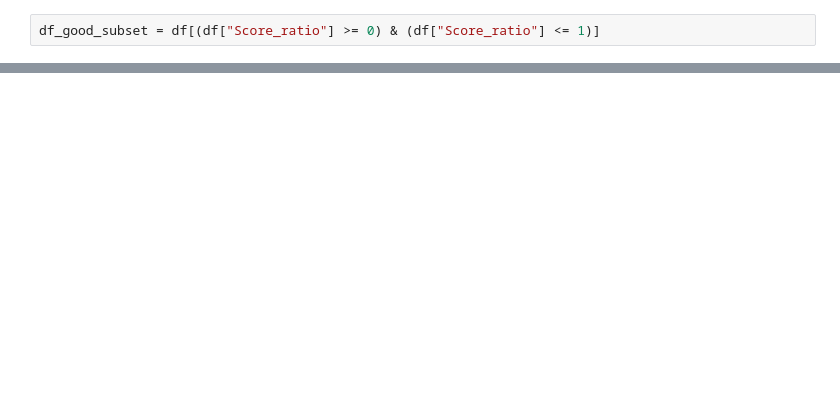
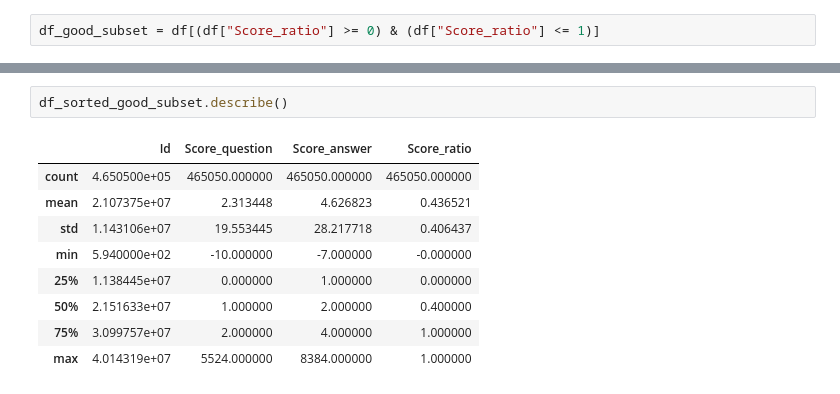
Before and after one commit to v1zhu/Stackbot-DS3, a Jupyter notebook: Ratuls_Data_Exploration.ipynb, the cells around one changed output, grey strips where cells are left out. Drawn from its saved outputs; the diff is of its cells as text; blank space fills up the shorter version.

```diff
--- a/Ratuls_Data_Exploration.ipynb
+++ b/Ratuls_Data_Exploration.ipynb
@@ -294,0 +295,12 @@ df_sorted_good_subset.head(50)
+# %%
+df_sorted_good_subset.describe()
+# %% [output]
+|  | Id | Score_question | Score_answer | Score_ratio |
+| count | 4.650500e+05 | 465050.000000 | 465050.000000 | 465050.000000 |
+| mean | 2.107375e+07 | 2.313448 | 4.626823 | 0.436521 |
+| std | 1.143106e+07 | 19.553445 | 28.217718 | 0.406437 |
+| min | 5.940000e+02 | -10.000000 | -7.000000 | -0.000000 |
+| 25% | 1.138445e+07 | 0.000000 | 1.000000 | 0.000000 |
+| 50% | 2.151633e+07 | 1.000000 | 2.000000 | 0.400000 |
+| 75% | 3.099757e+07 | 2.000000 | 4.000000 | 1.000000 |
+| max | 4.014319e+07 | 5524.000000 | 8384.000000 | 1.000000 |
```
Also changed, not shown: parts of 7 cells of this notebook.
